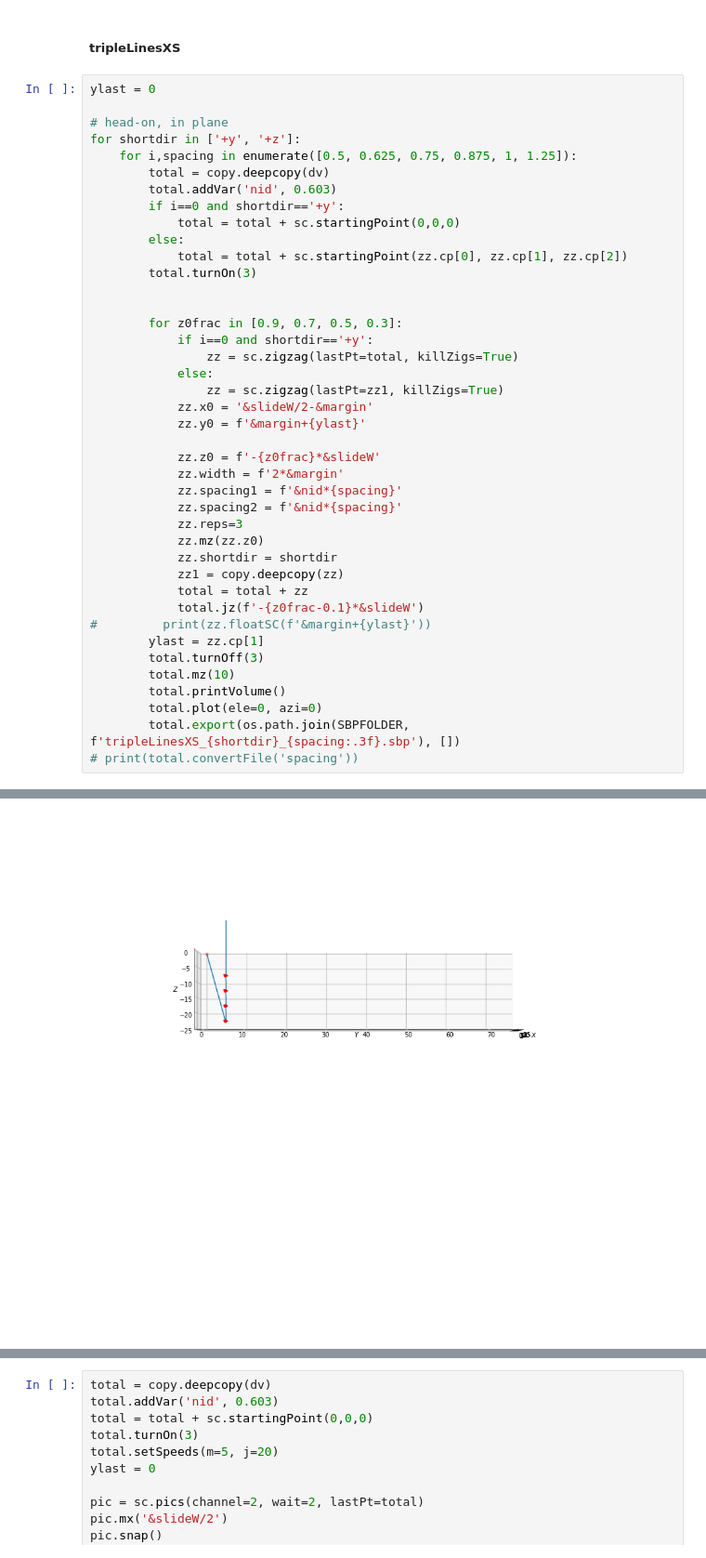
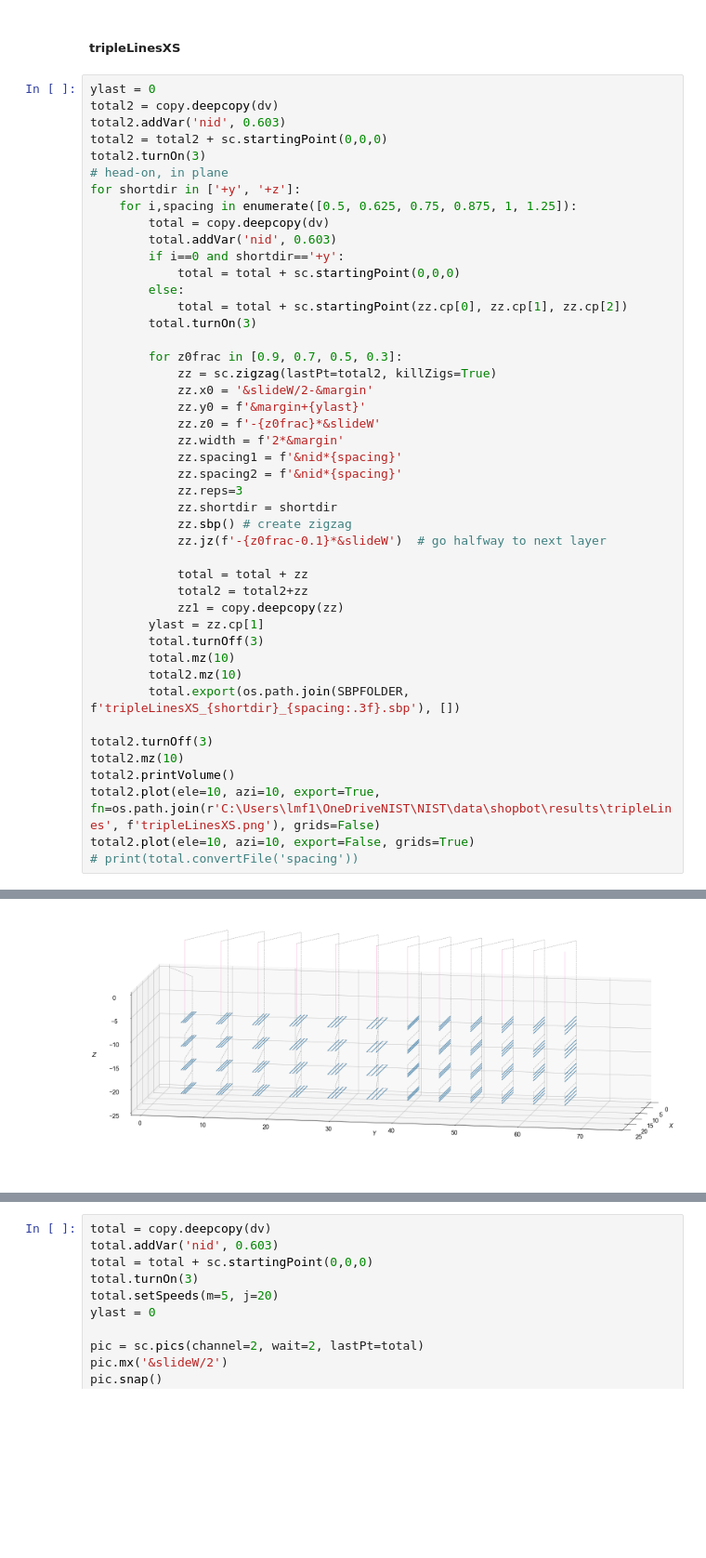
Before and after one commit to usnistgov/ShopbotPyQt, a Jupyter notebook: SBP files/sbpcreator.ipynb, the cells around one changed output, grey strips where cells are left out. Shown at 93% size. Cells and saved outputs as stored; diff of their text form; blank space fills up the shorter version.

Commit message:
update plotting tools

```diff
--- a/SBP files/sbpcreator.ipynb
+++ b/SBP files/sbpcreator.ipynb
@@ -504,7 +504,10 @@ Exported file C:/Users/lmf1/Documents/GitHub/ShopbotPyQt/SBP files\singleLinesPi
 ##### tripleLinesXS
 # %%
 ylast = 0
-
+total2 = copy.deepcopy(dv)
+total2.addVar('nid', 0.603)
+total2 = total2 + sc.startingPoint(0,0,0)
+total2.turnOn(3)
 # head-on, in plane
 for shortdir in ['+y', '+z']:
     for i,spacing in enumerate([0.5, 0.625, 0.75, 0.875, 1, 1.25]):
@@ -516,31 +519,32 @@ for shortdir in ['+y', '+z']:
             total = total + sc.startingPoint(zz.cp[0], zz.cp[1], zz.cp[2])
         total.turnOn(3)
 
-
         for z0frac in [0.9, 0.7, 0.5, 0.3]:
-            if i==0 and shortdir=='+y':
-                zz = sc.zigzag(lastPt=total, killZigs=True)
-            else:
-                zz = sc.zigzag(lastPt=zz1, killZigs=True)
+            zz = sc.zigzag(lastPt=total2, killZigs=True)
             zz.x0 = '&slideW/2-&margin'
             zz.y0 = f'&margin+{ylast}'
-
             zz.z0 = f'-{z0frac}*&slideW'
             zz.width = f'2*&margin'
             zz.spacing1 = f'&nid*{spacing}'
             zz.spacing2 = f'&nid*{spacing}'
             zz.reps=3
-            zz.mz(zz.z0)
             zz.shortdir = shortdir
+            zz.sbp() # create zigzag
+            zz.jz(f'-{z0frac-0.1}*&slideW')  # go halfway to next layer
+
+            total = total + zz
+            total2 = total2+zz
             zz1 = copy.deepcopy(zz)
-            total = total + zz
-            total.jz(f'-{z0frac-0.1}*&slideW')
-#         print(zz.floatSC(f'&margin+{ylast}'))
         ylast = zz.cp[1]
         total.turnOff(3)
         total.mz(10)
-        total.printVolume()
-        total.plot(ele=0, azi=0)
+        total2.mz(10)
         total.export(os.path.join(SBPFOLDER, f'tripleLinesXS_{shortdir}_{spacing:.3f}.sbp'), [])
+
+total2.turnOff(3)
+total2.mz(10)
+total2.printVolume()
+total2.plot(ele=10, azi=10, export=True, fn=os.path.join(r'C:\Users\lmf1\OneDriveNIST\NIST\data\shopbot\results\tripleLines', f'tripleLinesXS.png'), grids=False)
+total2.plot(ele=10, azi=10, export=False, grids=True)
 # print(total.convertFile('spacing'))
 # %% [output]
@@ -564 +565 @@ Exported file C:\Users\lmf1\Documents\GitHub\ShopbotPyQt\SBP files\tripleLinesXS
-[figure, old version]
+[figure, new version]
```
Also changed, not shown: parts of 5 cells of this notebook, 8 other files.
